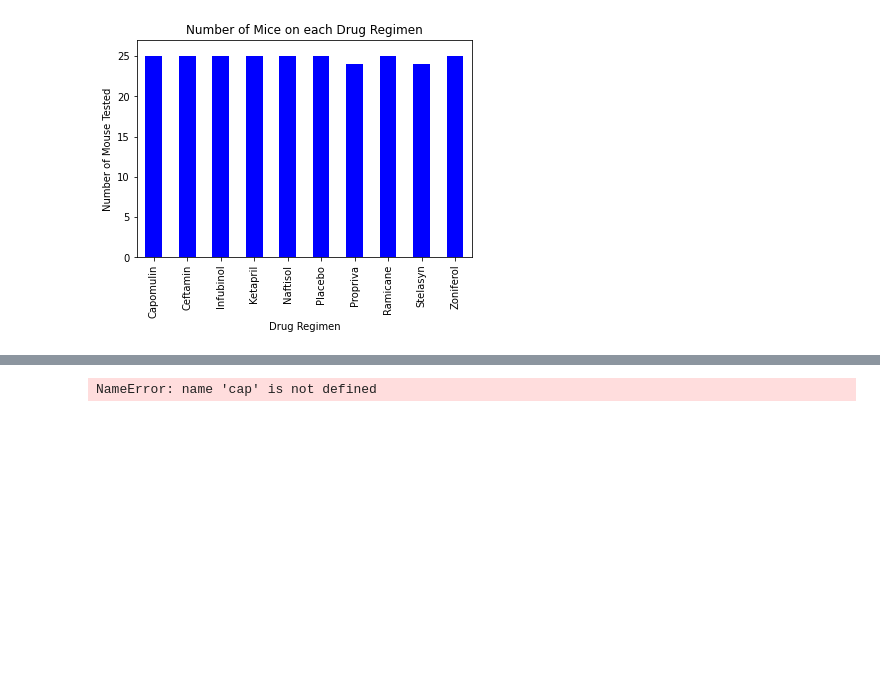
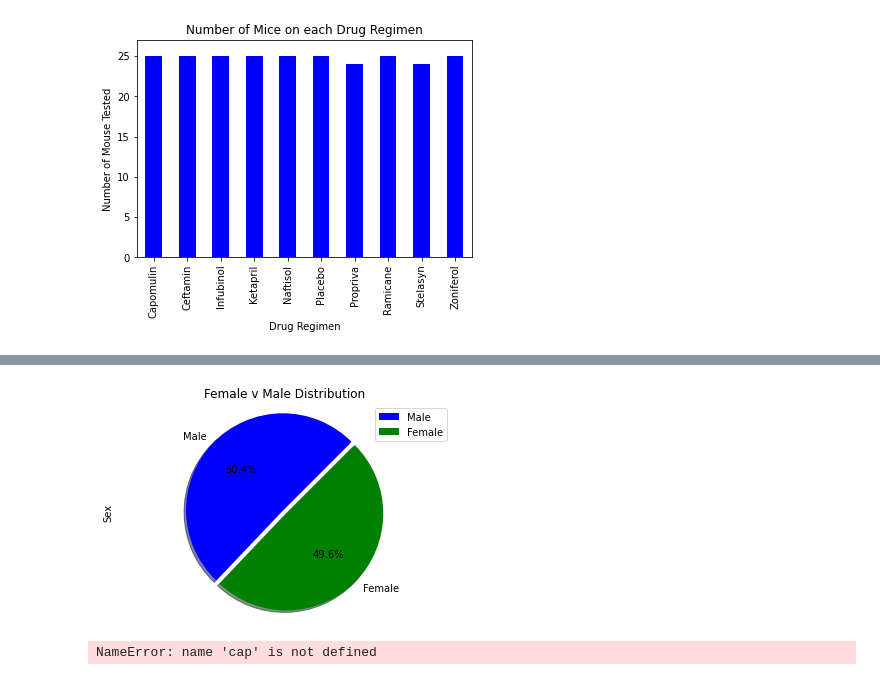
Before and after one commit to jacobhash570/Matplotlib---The-Power-of-Plots, a Jupyter notebook: Pymaceuticals.ipynb, the cells around one changed output, grey strips where cells are left out. Cells and saved outputs as stored; diff of their text form; code cells hidden in the pictures; blank space fills up the shorter version.

```diff
--- a/Pymaceuticals.ipynb
+++ b/Pymaceuticals.ipynb
@@ -159,3 +159,12 @@ plt.ylabel("")
+# %%
+plt.pie(sex_type, labels=sex_type.index,colors=colors,autopct="%1.1f%%", shadow=True, startangle=45, explode=explode)
+plt.axis("equal")
+plt.title("Female v Male Distribution")
+plt.ylabel("Sex")
+plt.legend(loc= "upper right")
+plt.show()
+# %% [output]
+[figure, added]
 # %%
 gender_count = (combined.groupby(["Sex"])["Age_months"].count()).tolist()
 gender_count
```
Also changed, not shown: parts of 4 cells of this notebook.
